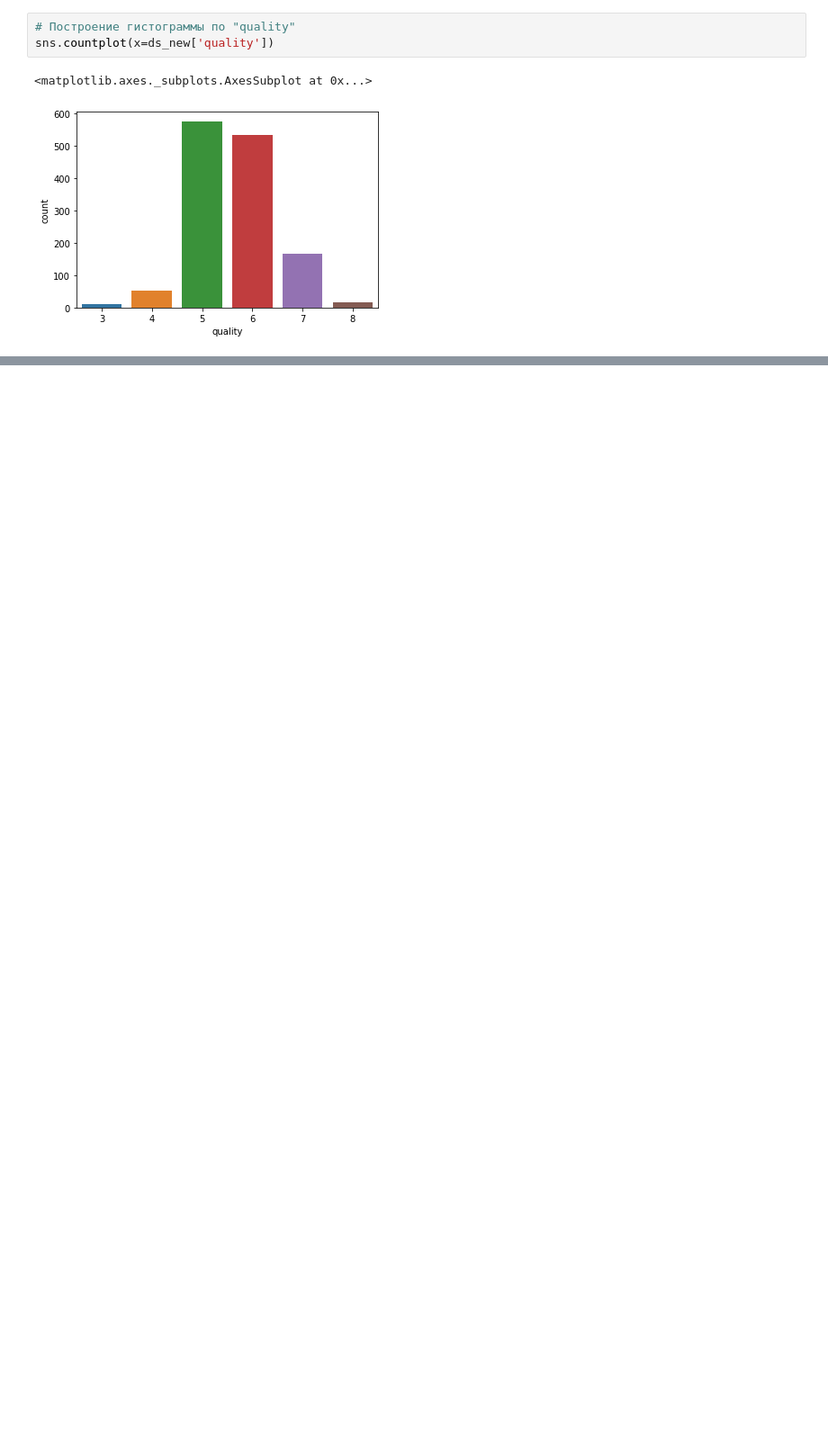
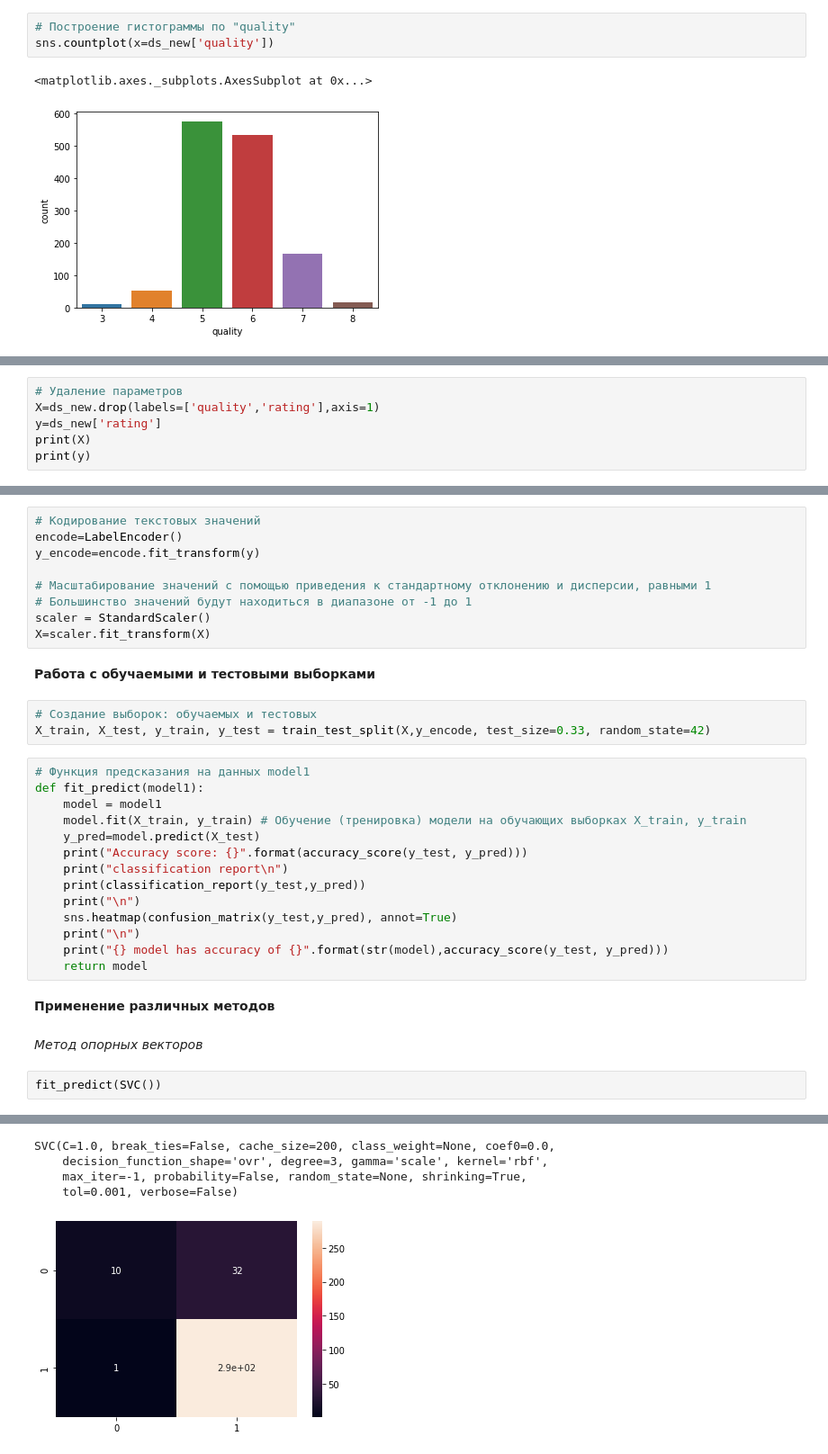
Before and after one commit to Tveralina/ML_-_Data_analysis, a Jupyter notebook: Laboratory_work_1_Tverkaeva.ipynb, the cells around one changed output, grey strips where cells are left out. Shown at 90% size. Drawn from its saved outputs; the diff is of its cells as text; blank space fills up the shorter version.

```diff
--- a/Support_vector_machine(SVM)_Tverkaeva.ipynb
+++ b/Laboratory_work_1_Tverkaeva.ipynb
@@ -115,0 +173,6 @@ sns.pairplot(ds_new, hue='quality')
+# %%
+# Удаление параметров
+X=ds_new.drop(labels=['quality','rating'],axis=1)
+y=ds_new['rating']
+print(X)
+print(y)
@@ -115,0 +197,35 @@ sns.pairplot(ds_new, hue='quality')
+# %%
+# Кодирование текстовых значений
+encode=LabelEncoder()
+y_encode=encode.fit_transform(y)
+
+# Масштабирование значений с помощью приведения к стандартному отклонению и дисперсии, равными 1
+# Большинство значений будут находиться в диапазоне от -1 до 1
+scaler = StandardScaler()
+X=scaler.fit_transform(X)
+# %% [markdown]
+**Работа с обучаемыми и тестовыми выборками**
+# %%
+# Создание выборок: обучаемых и тестовых
+X_train, X_test, y_train, y_test = train_test_split(X,y_encode, test_size=0.33, random_state=42)
+# %%
+# Функция предсказания на данных model1
+def fit_predict(model1):
+    model = model1
+    model.fit(X_train, y_train) # Обучение (тренировка) модели на обучающих выборках X_train, y_train
+    y_pred=model.predict(X_test)
+    print("Accuracy score: {}".format(accuracy_score(y_test, y_pred)))
+    print("classification report\n")
+    print(classification_report(y_test,y_pred))
+    print("\n")
+    sns.heatmap(confusion_matrix(y_test,y_pred), annot=True)
+    print("\n")
+    print("{} model has accuracy of {}".format(str(model),accuracy_score(y_test, y_pred)))
+    return model
+# %% [markdown]
+**Применение различных методов**
+# %% [markdown]
+*Метод опорных векторов*
+# %%
+fit_predict(SVC())
+# %% [output]
@@ -115,0 +252,5 @@ sns.pairplot(ds_new, hue='quality')
+SVC(C=1.0, break_ties=False, cache_size=200, class_weight=None, coef0=0.0,
+    decision_function_shape='ovr', degree=3, gamma='scale', kernel='rbf',
+    max_iter=-1, probability=False, random_state=None, shrinking=True,
+    tol=0.001, verbose=False)
+[figure, added]
```
Also changed, not shown: parts of 17 cells of this notebook.
